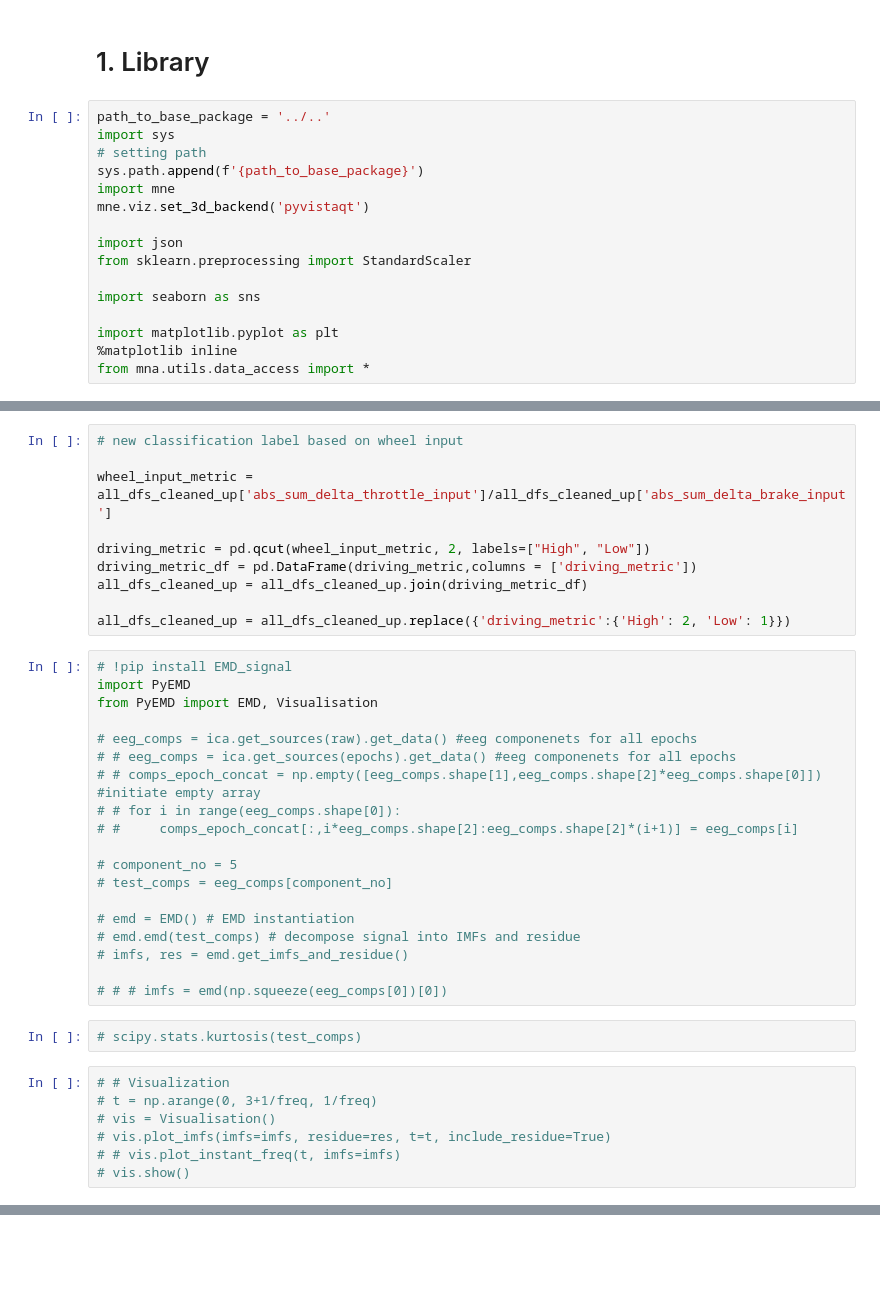
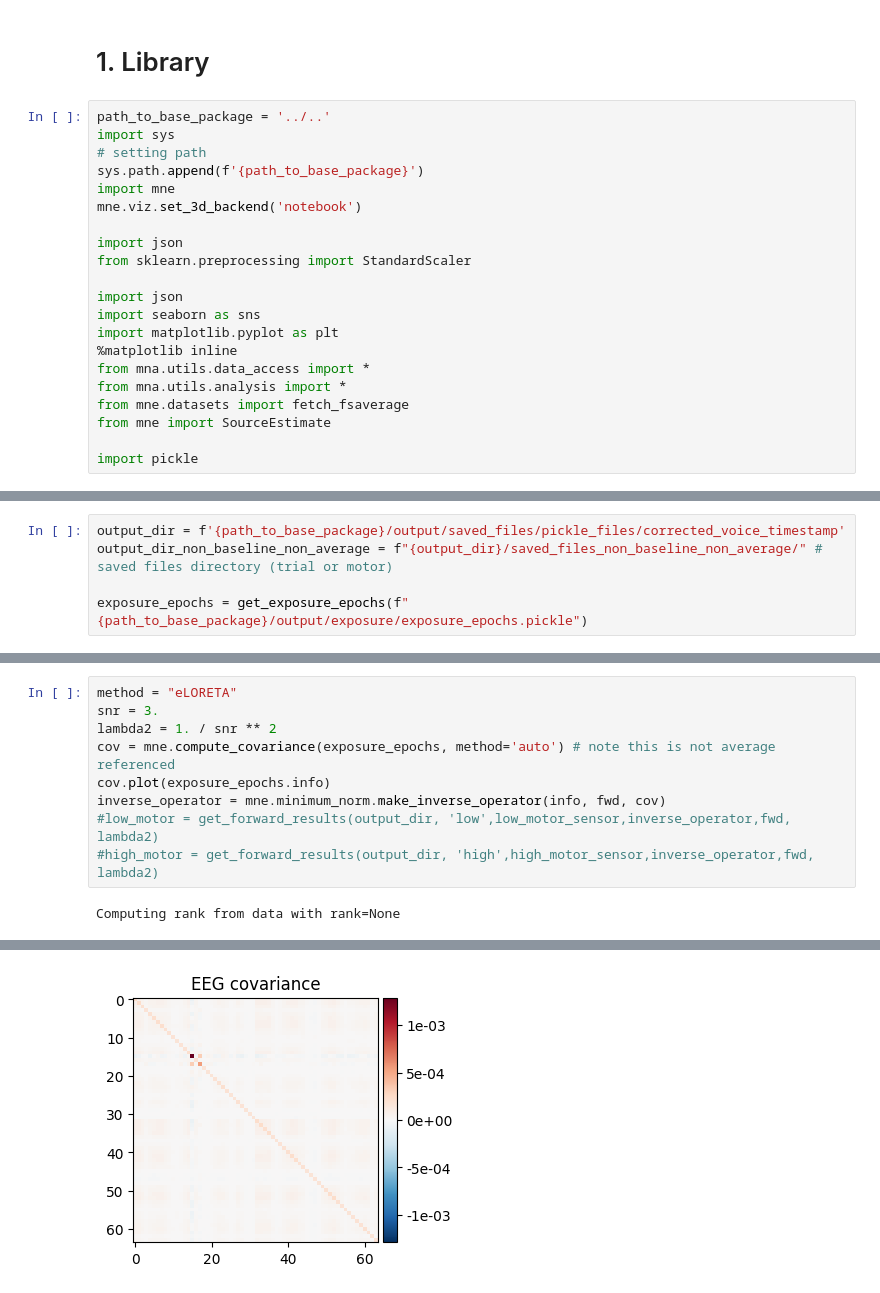
Before and after one commit to schko/mna, a Jupyter notebook: notebooks/embc_paper/2-Source.ipynb, the cells around one changed output, grey strips where cells are left out. Drawn from its saved outputs; the diff is of its cells as text; blank space fills up the shorter version.

Commit message:
updated trial analysis

```diff
--- a/notebooks/embc_paper/2-Source.ipynb
+++ b/notebooks/embc_paper/2-Source.ipynb
@@ -6,13 +6,18 @@ import sys
 # setting path
 sys.path.append(f'{path_to_base_package}')
 import mne
-mne.viz.set_3d_backend('pyvistaqt')
+mne.viz.set_3d_backend('notebook')
 
 import json
 from sklearn.preprocessing import StandardScaler
 
+import json
 import seaborn as sns
-
 import matplotlib.pyplot as plt
 %matplotlib inline
 from mna.utils.data_access import *
+from mna.utils.analysis import *
+from mne.datasets import fetch_fsaverage
+from mne import SourceEstimate
+
+import pickle
@@ -22,0 +24,5 @@ output_dir = f'{path_to_base_package}/output/saved_files/pickle_files/corrected_
+# %%
+output_dir = f'{path_to_base_package}/output/saved_files/pickle_files/corrected_voice_timestamp'
+output_dir_non_baseline_non_average = f"{output_dir}/saved_files_non_baseline_non_average/" # saved files directory (trial or motor)
+
+exposure_epochs = get_exposure_epochs(f"{path_to_base_package}/output/exposure/exposure_epochs.pickle")
@@ -1136,38 +123,11 @@ with open('../output/saved_files/pickle_files/modality_test.pickle', 'wb') as ha
-# %%
-# new classification label based on wheel input
-
-wheel_input_metric = all_dfs_cleaned_up['abs_sum_delta_throttle_input']/all_dfs_cleaned_up['abs_sum_delta_brake_input']
-
-driving_metric = pd.qcut(wheel_input_metric, 2, labels=["High", "Low"])
-driving_metric_df = pd.DataFrame(driving_metric,columns = ['driving_metric'])
-all_dfs_cleaned_up = all_dfs_cleaned_up.join(driving_metric_df)
-
-all_dfs_cleaned_up = all_dfs_cleaned_up.replace({'driving_metric':{'High': 2, 'Low': 1}})
-# %%
-# !pip install EMD_signal
-import PyEMD
-from PyEMD import EMD, Visualisation
-
-# eeg_comps = ica.get_sources(raw).get_data() #eeg componenets for all epochs
-# # eeg_comps = ica.get_sources(epochs).get_data() #eeg componenets for all epochs
-# # comps_epoch_concat = np.empty([eeg_comps.shape[1],eeg_comps.shape[2]*eeg_comps.shape[0]]) #initiate empty array
-# # for i in range(eeg_comps.shape[0]):
-# #     comps_epoch_concat[:,i*eeg_comps.shape[2]:eeg_comps.shape[2]*(i+1)] = eeg_comps[i]
-
-# component_no = 5
-# test_comps = eeg_comps[component_no]
-
-# emd = EMD() # EMD instantiation
-# emd.emd(test_comps) # decompose signal into IMFs and residue
-# imfs, res = emd.get_imfs_and_residue()
-
-# # # imfs = emd(np.squeeze(eeg_comps[0])[0])
-# %%
-# scipy.stats.kurtosis(test_comps)
-# %%
-# # Visualization
-# t = np.arange(0, 3+1/freq, 1/freq)
-# vis = Visualisation()
-# vis.plot_imfs(imfs=imfs, residue=res, t=t, include_residue=True)
-# # vis.plot_instant_freq(t, imfs=imfs)
-# vis.show()
+# %%
+method = "eLORETA"
+snr = 3.
+lambda2 = 1. / snr ** 2
+cov = mne.compute_covariance(exposure_epochs, method='auto') # note this is not average referenced
+cov.plot(exposure_epochs.info)
+inverse_operator = mne.minimum_norm.make_inverse_operator(info, fwd, cov)
+#low_motor = get_forward_results(output_dir, 'low',low_motor_sensor,inverse_operator,fwd, lambda2)
+#high_motor = get_forward_results(output_dir, 'high',high_motor_sensor,inverse_operator,fwd, lambda2)
+# %% [output]
+Computing rank from data with rank=None
@@ -1173,0 +151 @@ from PyEMD import EMD, Visualisation
+[figure, added]
```
Also changed, not shown: parts of 94 cells of this notebook, 42 other files.
